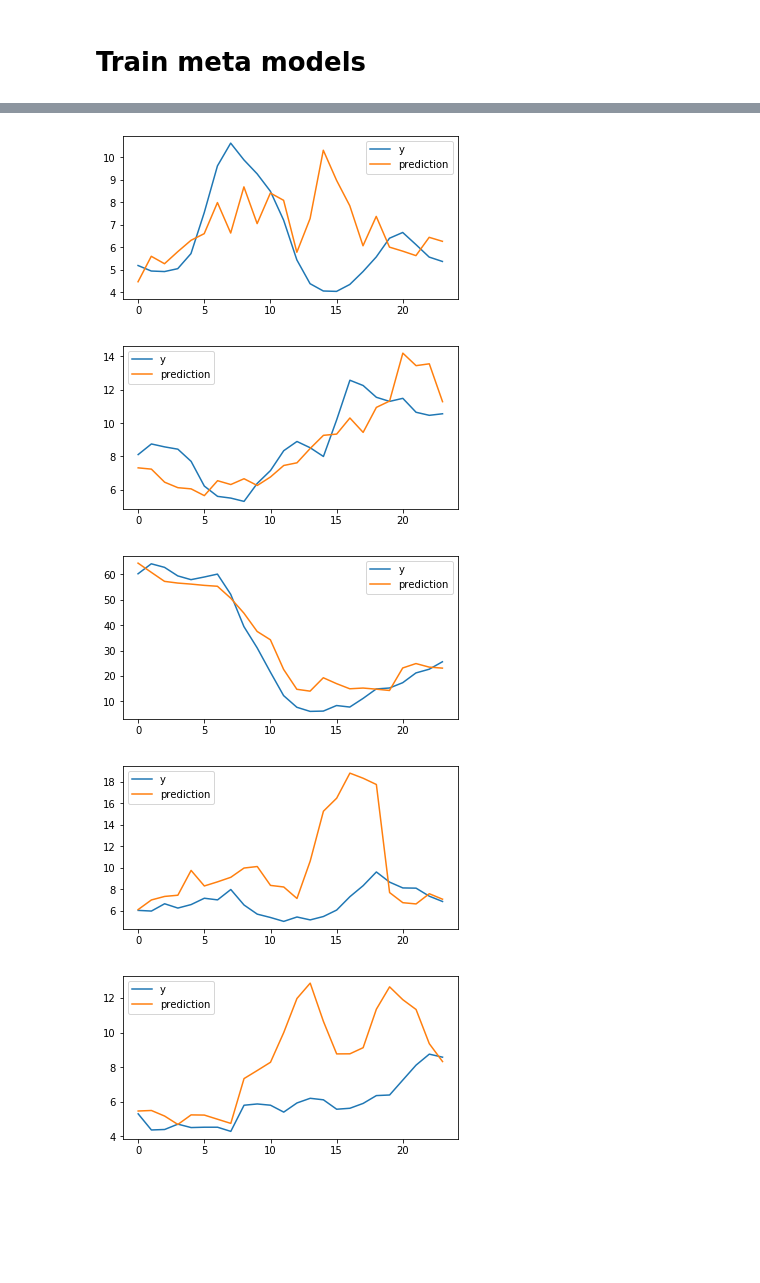
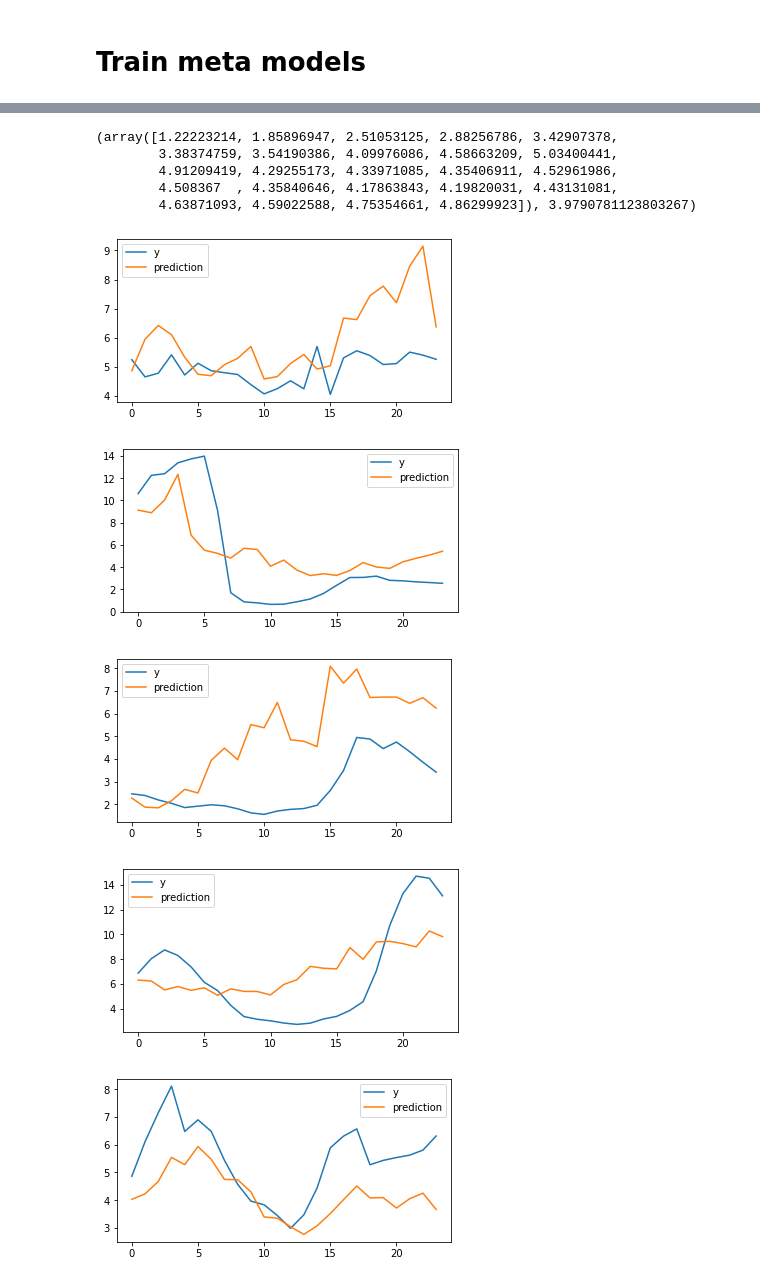
Before and after one commit to aerubanov/Proj_Air_Quality, a Jupyter notebook: notebooks/forecast_ansamble.ipynb, the cells around one changed output, grey strips where cells are left out. Saved outputs shown, nothing was run; the diff lists cells and outputs as text; code cells hidden in the pictures; blank space fills up the shorter version.

Commit message:
add new filtr_mean features and quantile transform

```diff
--- a/notebooks/forecast_ansamble.ipynb
+++ b/notebooks/forecast_ansamble.ipynb
@@ -336,6 +382,6 @@ def get_predictions(models, meta_models, chunk):
 %%time
 #meta_model = Lasso(alpha=0.2, random_state=42)
 #meta_model = Ridge(alpha=0.6, random_state=42)
-meta_model = RandomForestRegressor(min_samples_leaf=20, random_state=42)
+meta_model = RandomForestRegressor(min_samples_leaf=3, random_state=42)
 meta_models = train_meta_models(meta_model, models, train_meta, test_len)
 # %% [output]
@@ -344,5 +390,6 @@ Wall time: 25.9 s
 # %%
-meta_mae = get_meta_mae(models, meta_models, test_chunks)
+meta_mae = get_meta_mae(models, meta_models, test_chunks, target_transform)
+meta_mse = get_meta_mse(models, meta_models, test_chunks, target_transform)
 # %%
 def get_feature_impotances(models):
     importance = models[0].feature_importances_
@@ -381,0 +422,7 @@ for i in range(len(alpha)):
+# %%
+alpha = [2, 3, 4, 5,]
+for i in range(len(alpha)):
+    meta_model = RandomForestRegressor(min_samples_leaf=alpha[i], random_state=42)
+    meta_models = train_meta_models(meta_model, models, train_meta, test_len)
+    meta_mae = get_meta_mae(models, meta_models, test_chunks, target_transform)
+    print(alpha[i], np.mean(meta_mae))
@@ -437,12 +504,30 @@ meta_mae, np.mean(meta_mae)
+# %%
+np.sqrt(meta_mse), np.mean(np.sqrt(meta_mse))
+# %% [output]
+(array([1.22223214, 1.85896947, 2.51053125, 2.88256786, 3.42907378,
+        3.38374759, 3.54190386, 4.09976086, 4.58663209, 5.03400441,
+        4.91209419, 4.29255173, 4.33971085, 4.35406911, 4.52961986,
+        4.508367  , 4.35840646, 4.17863843, 4.19820031, 4.43131081,
+        4.63871093, 4.59022588, 4.75354661, 4.86299923]), 3.9790781123803267)
+# %%
+def get_predictions(models, meta_models, chunk, transform):
+    predictions = []
+    for i in range(len(models)):
+        X = [chunk.get_meta_X(i, models) ]
+        local_model = meta_models[i]
+        prediction = local_model.predict(X)
+        prediction = transform.inverse_transform(prediction.reshape(-1, 1))[0][0]
+        predictions.append(prediction)
+    return predictions
 # %%
 for chunk_num in [1, 34 ,53, 75, 166, 203, 42]:
     plt.figure(figsize=(6, 3))
-    plt.plot([test_chunks[chunk_num].get_y(i) for i in range(len(meta_models))], label='y')
-    plt.plot(get_predictions(models, meta_models, test_chunks[chunk_num]), label='prediction')
+    plt.plot([test_chunks[chunk_num].get_y(i, orig=True) for i in range(len(meta_models))], label='y')
+    plt.plot(get_predictions(models, meta_models, test_chunks[chunk_num], target_transform), label='prediction')
     plt.legend()
 # %% [output]
-[figure, old version]
+[figure, new version]
-[figure, old version]
+[figure, new version]
-[figure, old version]
+[figure, new version]
-[figure, old version]
+[figure, new version]
-[figure, old version]
+[figure, new version]
```
Also changed, not shown: parts of 35 cells of this notebook.
